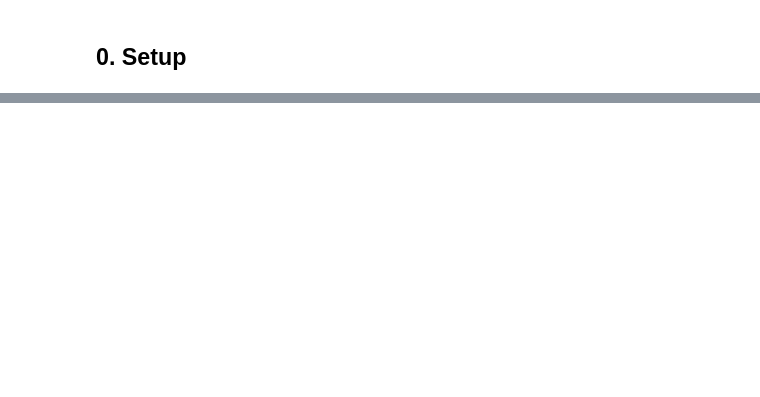
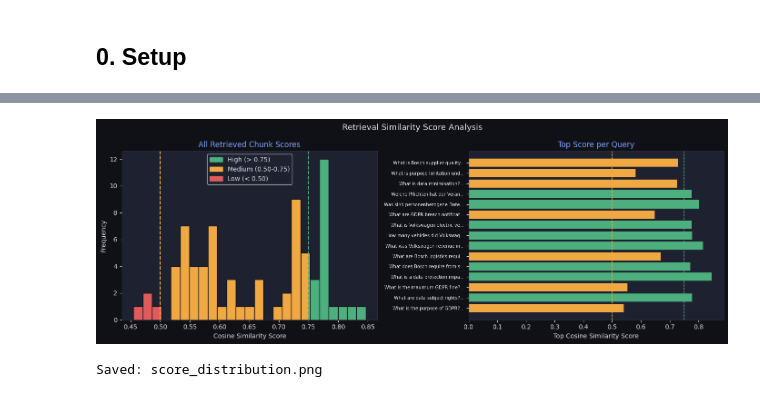
Before and after one commit to dixitdevarshi/PaperMind, a Jupyter notebook: notebooks/rag_exploration.ipynb, the cells around one changed output, grey strips where cells are left out. Cells and saved outputs as stored; diff of their text form; code cells hidden in the pictures; blank space fills up the shorter version.

```diff
--- a/notebooks/rag_exploration.ipynb
+++ b/notebooks/rag_exploration.ipynb
@@ -329,0 +282,18 @@ These go in the README.
+# %%
+# Test queries — covers all 4 demo documents and both languages
+test_queries = [
+    "What are the principles for processing personal data under GDPR?",
+    "Was sind die Rechte der betroffenen Personen?",
+    "What quality requirements does Bosch place on suppliers?",
+    "What was the Volkswagen Group revenue in 2023?",
+    "What is the maximum fine for GDPR violations?",
+]
+
+for query in test_queries:
+    print(f"\nQuery: '{query}'")
+    print("-" * 65)
+    retrieved = retriever.retrieve(query, n_results=3)
+    for i, chunk in enumerate(retrieved, 1):
+        print(f"  [{i}] Score: {chunk.score:.4f} | {chunk.source} | Page {chunk.page}")
+        print(f"       {chunk.text[:120]}...")
+    print()
@@ -329,0 +483,54 @@ These go in the README.
+# %%
+fig, (ax1, ax2) = plt.subplots(1, 2, figsize=(14, 5))
+fig.patch.set_facecolor("#0f1117")
+
+for ax in [ax1, ax2]:
+    ax.set_facecolor("#1e2130")
+    ax.tick_params(colors="#e0e0e0")
+    ax.xaxis.label.set_color("#e0e0e0")
+    ax.yaxis.label.set_color("#e0e0e0")
+    ax.title.set_color("#7c9ef8")
+    for spine in ax.spines.values():
+        spine.set_edgecolor("#2a2d3a")
+
+# Left plot — full score distribution
+n, bins, patches = ax1.hist(all_scores, bins=25, edgecolor="#0f1117")
+for patch, left_edge in zip(patches, bins[:-1]):
+    if left_edge >= 0.75:
+        patch.set_facecolor("#4caf7d")
+    elif left_edge >= 0.50:
+        patch.set_facecolor("#f0a843")
+    else:
+        patch.set_facecolor("#e05c5c")
+
+ax1.axvline(0.75, color="#4caf7d", linestyle="--", linewidth=1.5)
+ax1.axvline(0.50, color="#f0a843", linestyle="--", linewidth=1.5)
+ax1.set_title("All Retrieved Chunk Scores")
+ax1.set_xlabel("Cosine Similarity Score")
+ax1.set_ylabel("Frequency")
+
+high_p   = mpatches.Patch(color="#4caf7d", label="High (> 0.75)")
+medium_p = mpatches.Patch(color="#f0a843", label="Medium (0.50-0.75)")
+low_p    = mpatches.Patch(color="#e05c5c", label="Low (< 0.50)")
+ax1.legend(handles=[high_p, medium_p, low_p], facecolor="#1e2130", labelcolor="#e0e0e0")
+
+# Right plot — top score per query
+colors = ["#4caf7d" if s >= 0.75 else "#f0a843" if s >= 0.50 else "#e05c5c" for s in per_query_top]
+short_queries = [q[:30] + "..." for q in sample_queries[:len(per_query_top)]]
+bars = ax2.barh(range(len(per_query_top)), per_query_top, color=colors)
+ax2.set_yticks(range(len(per_query_top)))
+ax2.set_yticklabels(short_queries, fontsize=7)
+ax2.axvline(0.75, color="#4caf7d", linestyle="--", linewidth=1)
+ax2.axvline(0.50, color="#f0a843", linestyle="--", linewidth=1)
+ax2.set_title("Top Score per Query")
+ax2.set_xlabel("Top Cosine Similarity Score")
+ax2.tick_params(axis="y", colors="#e0e0e0")
+
+plt.suptitle("Retrieval Similarity Score Analysis", color="#e0e0e0", fontsize=13)
+plt.tight_layout()
+plt.savefig("score_distribution.png", dpi=150, bbox_inches="tight", facecolor="#0f1117")
+plt.show()
+print("Saved: score_distribution.png")
+# %% [output]
+[figure, added]
+Saved: score_distribution.png
```
Also changed, not shown: parts of 37 cells of this notebook, 11 other files.
